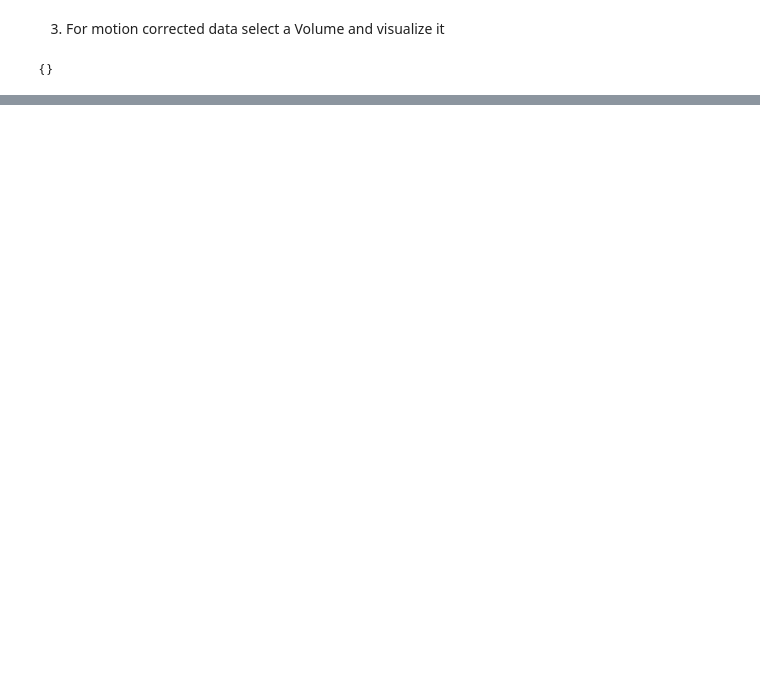
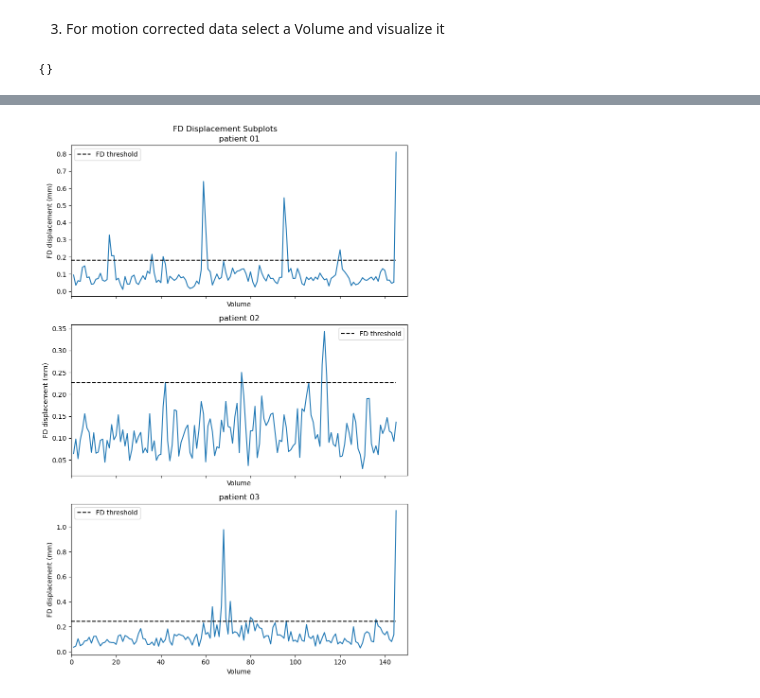
Before and after one commit to claireFriedrich/NSSP, a Jupyter notebook: MiniProject1.ipynb, the cells around one changed output, grey strips where cells are left out. Drawn from its saved outputs; the diff is of its cells as text; code cells hidden in the pictures; blank space fills up the shorter version.

```diff
--- a/MiniProject1.ipynb
+++ b/MiniProject1.ipynb
@@ -362,0 +437,5 @@ Image(sub-01_task-flanker_run-1_bold_bbr, /home/ffriedli/Desktop/MyFiles/NSSP/da
+# %%
+list_patient = ['01','02','03']
+dataset_id = 'ds000102'
+#correct the motion for 3 subjects
+results = [motion_correction(dataset_id, patient ) for patient in list_patient]
@@ -362,0 +506,27 @@ Image(sub-01_task-flanker_run-1_bold_bbr, /home/ffriedli/Desktop/MyFiles/NSSP/da
+# %%
+def compare_fd (fd_data_list, list_patient) :
+
+    %matplotlib inline
+    # Create subplots
+    num_subplots = len(fd_data_list)
+
+    fig, axes = plt.subplots(num_subplots, 1, figsize=(8, 4 * num_subplots), sharex=True)
+    fig.suptitle('FD Displacement Subplots')
+
+    for i, fd_data in enumerate(fd_data_list):
+        threshold = np.quantile(fd_data,0.75) + 1.5*(np.quantile(fd_data,0.75) - np.quantile(fd_data,0.25))
+        ax = axes[i]
+        ax.plot(list(range(1, len(fd_data) + 1)), fd_data)
+        ax.set_xlabel('Volume')
+        ax.set_xlim([0, 150])
+        ax.set_ylabel('FD displacement (mm)')
+        ax.hlines(threshold, 0, len(fd_data), colors='black', linestyles='dashed', label='FD threshold')
+        ax.set_title("patient %s" % list_patient[i])
+        ax.legend()
+
+    plt.tight_layout()
+    plt.show()
+# %%
+compare_fd (list(zip(*results))[3],list_patient)
+# %% [output]
+[figure, added]
```
Also changed, not shown: parts of 23 cells of this notebook.
